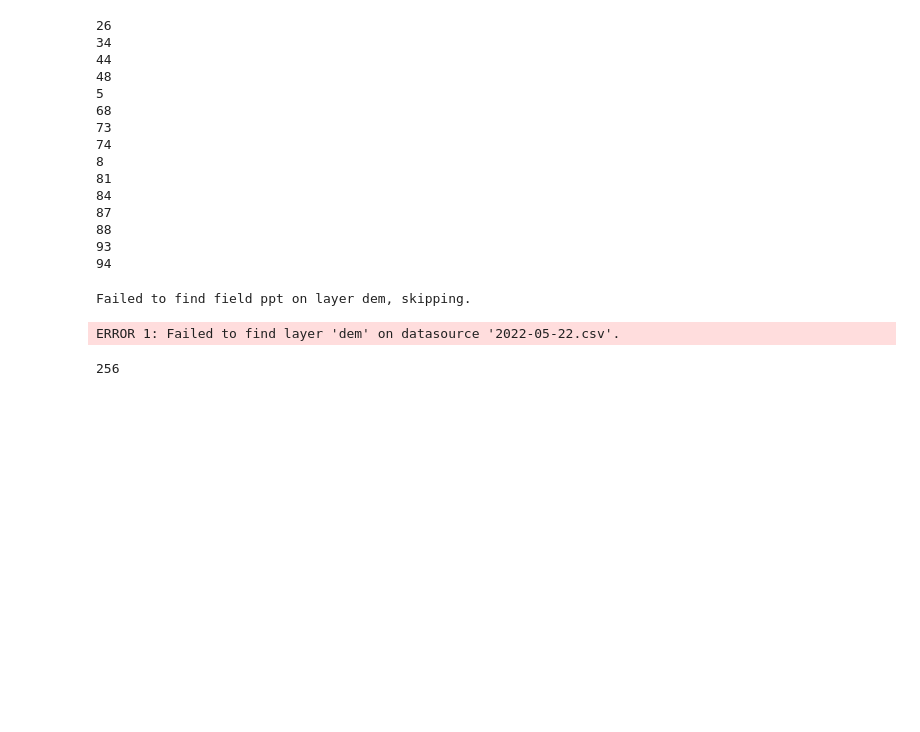
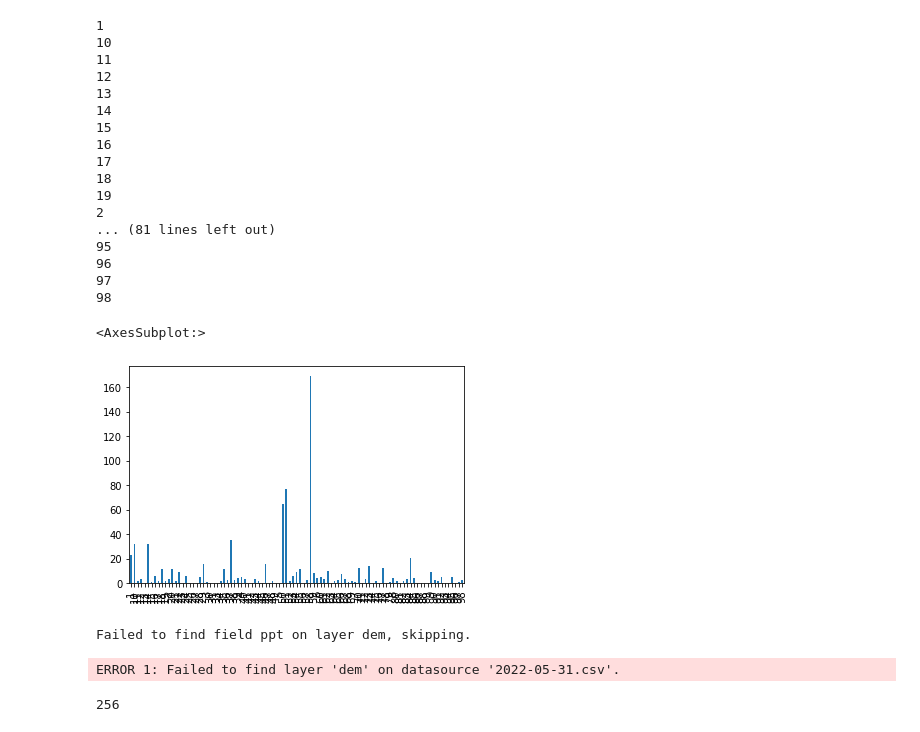
Before and after one commit to ospinals/piragua_backend_estaciones, a Jupyter notebook: piragua-src/PPT/Untitled.ipynb, the cells around one changed output. Saved outputs shown, nothing was run; the diff lists cells and outputs as text; code cells hidden in the pictures; blank space fills up the shorter version.

```diff
--- a/piragua-src/PPT/Untitled.ipynb
+++ b/piragua-src/PPT/Untitled.ipynb
@@ -20,6 +10,19 @@ start_date = (now - pd.Timedelta("24h")).strftime("%Y-%m-%d")
 # %%
+os.makedirs("./idw", exist_ok=True)
+
+r_estaciones = requests.api.get("https://Geopiragua.corantioquia.gov.co/api/v1/estaciones")
+
+estaciones = json.loads(r_estaciones.content)
+
+df_ppt = pd.DataFrame({int(est["codigo"]):{"lat":float(est["latitud"]), "lon":float(est["longitud"])} for est in estaciones["estaciones"] if str(est["tipo"]) == "1"}).T
+
+now = datetime.datetime.now()
+
+start_date = (now - pd.Timedelta("7d")).strftime("%Y-%m-%d")
+
+
 for i in df_ppt.index:
-    r_ppt = requests.api.get(f"https://www.piraguacorantioquia.com.co/api/v1/estaciones/{i}/precipitacion?fecha__gte={start_date}&page=2&size=288")
+    r_ppt = requests.api.get(f"https://Geopiragua.corantioquia.gov.co/api/v1/estaciones/{i}/precipitacion?fecha__gte=2022-05-30&fecha__gte=2022-06-05?history")
 
     data = json.loads(r_ppt.content)
 
@@ -27,19 +30,23 @@ for i in df_ppt.index:
         df_ppt.loc[i, "ppt"] = np.array([i["muestra"] for i in data["results"] if float(i["muestra"]) >= 0]).astype(float).sum()
     except:
         print(i)
+
+df_ppt.dropna().to_csv(f"{start_date}.csv", index = False)
 # %% [output]
-26
-34
-44
-48
-5
-68
-73
-74
-8
-81
-84
-87
-88
-93
-94
+1
+10
+11
+12
+13
+14
+15
+16
+17
+18
+19
+2
+... (81 lines left out)
+95
+96
+97
+98
@@ -48,3 +55,8 @@ df_ppt.dropna().to_csv(f"{start_date}.csv", index = False)
+# %%
+df_ppt.ppt.plot(kind = "bar")
+# %% [output]
+<AxesSubplot:>
+[figure, added]
 # %%
 header = f"""<OGRVRTDataSource>
     <OGRVRTLayer name="dem">
@@ -60,5 +72,5 @@ with open(f"{start_date}.vrt", "w") as f:
 os.system(f"gdal_grid -zfield 'ppt' -a invdist:power=2.0:smoothing=1.0  -outsize 400 400 -of GTiff -ot Float64 -l dem {start_date}.vrt {start_date}.tiff")
 # %% [output]
 Failed to find field ppt on layer dem, skipping.
-ERROR 1: Failed to find layer 'dem' on datasource '2022-05-22.csv'.
+ERROR 1: Failed to find layer 'dem' on datasource '2022-05-31.csv'.
 256
```
Also changed, not shown: parts of 58 cells of this notebook, 27 other files.
